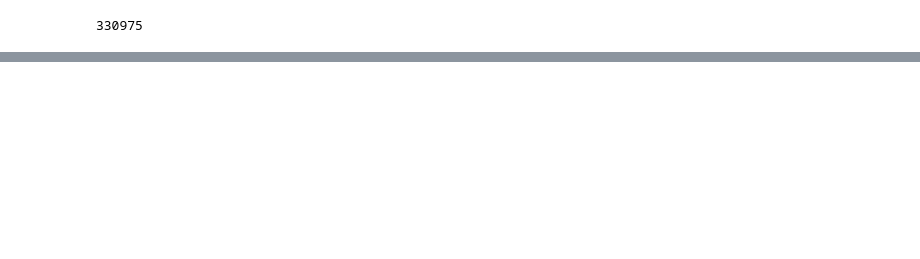
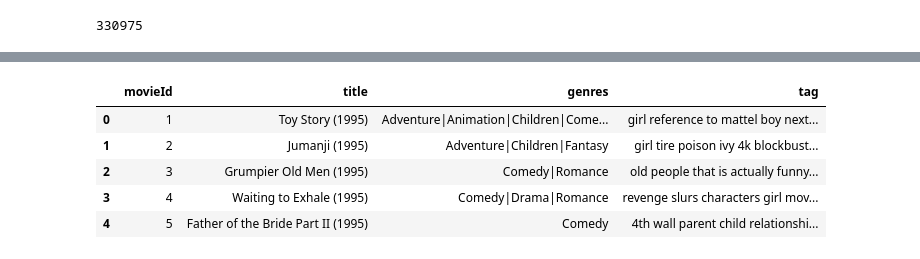
Before and after one commit to nouralahmad89-crypto/Machine-Learning-Nour-Alahmad, a Jupyter notebook: Laboration1/lab1.ipynb, the cells around one changed output, grey strips where cells are left out. Drawn from its saved outputs; the diff is of its cells as text; code cells hidden in the pictures; blank space fills up the shorter version.

```diff
--- a/Laboration1/lab1.ipynb
+++ b/Laboration1/lab1.ipynb
@@ -153,0 +263,10 @@ ratings["userId"].nunique()
+# %%
+movies = movies.merge(tag_data, on='movieId', how='left') # merge with movies
+movies.head()
+# %% [output]
+|  | movieId | title | genres | tag |
+| 0 | 1 | Toy Story (1995) | Adventure|Animation|Children|Come... | girl reference to mattel boy next... |
+| 1 | 2 | Jumanji (1995) | Adventure|Children|Fantasy | girl tire poison ivy 4k blockbust... |
+| 2 | 3 | Grumpier Old Men (1995) | Comedy|Romance | old people that is actually funny... |
+| 3 | 4 | Waiting to Exhale (1995) | Comedy|Drama|Romance | revenge slurs characters girl mov... |
+| 4 | 5 | Father of the Bride Part II (1995) | Comedy | 4th wall parent child relationshi... |
```
Also changed, not shown: parts of 38 cells of this notebook, 1 other file.
